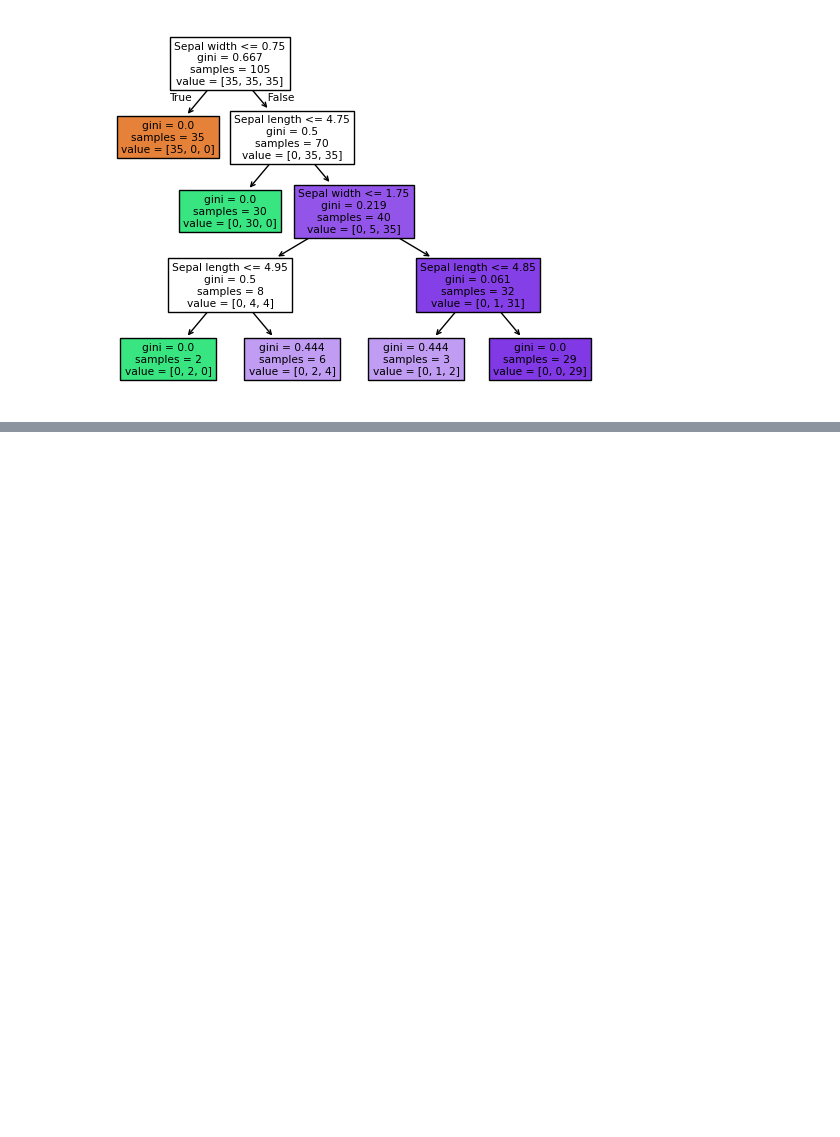
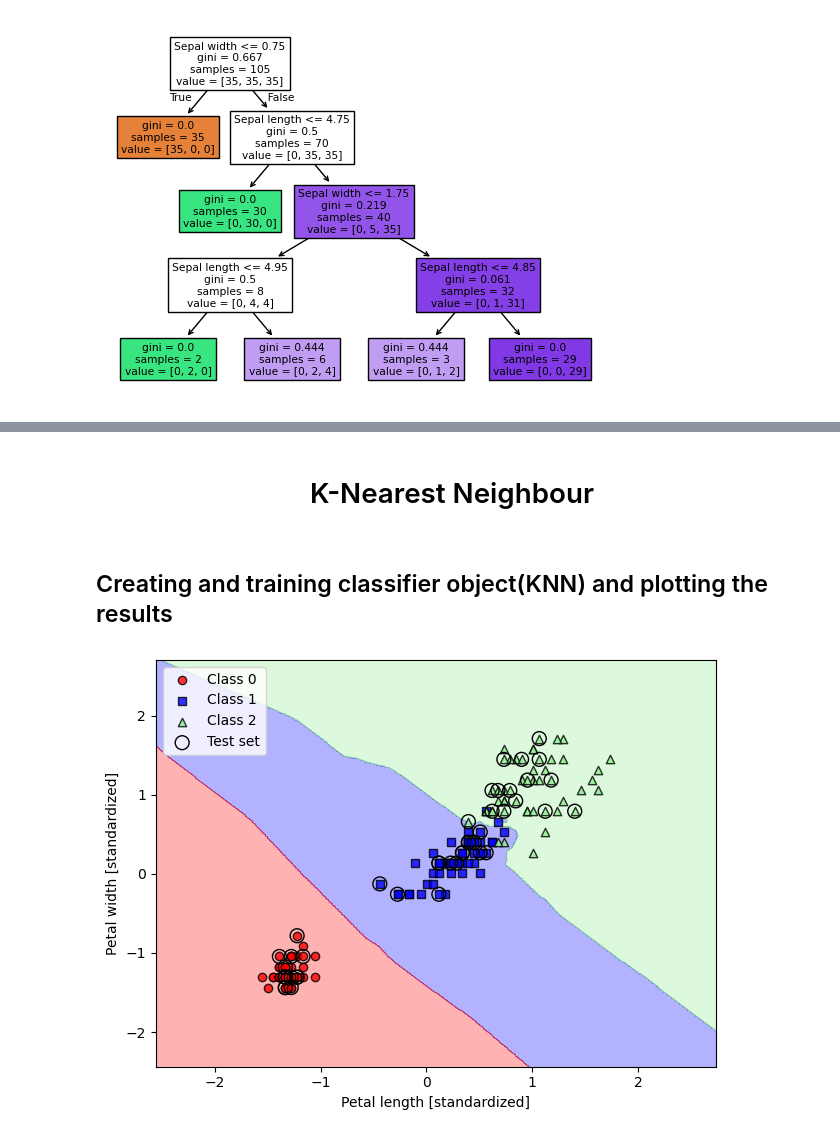
Before and after one commit to ORF-CIPHER/Scikit-and-PyTorch, a Jupyter notebook: Code/Multiclass Classfication/Sci-Kit Classifiers.ipynb, the cells around one changed output, grey strips where cells are left out. Drawn from its saved outputs; the diff is of its cells as text; code cells hidden in the pictures; blank space fills up the shorter version.

```diff
--- a/Code/Multiclass Classfication/Sci-Kit LogReg & SVM & Decision Tree.ipynb
+++ b/Code/Multiclass Classfication/Sci-Kit Classifiers.ipynb
@@ -150,0 +186,15 @@ plt.show()
+# %% [markdown]
+<center><h1>K-Nearest Neighbour</h1></center>
+# %% [markdown]
+<h2>Creating and training classifier object(KNN) and plotting the results</h2>
+# %%
+knn = KNeighborsClassifier(n_neighbors=5, p=2, metric='minkowski')
+knn.fit(X_train_std, y_train)
+plot_decision_regions(X_combined_std, y_combined, classifier=knn, test_idx=range(105,150))
+plt.xlabel('Petal length [standardized]')
+plt.ylabel('Petal width [standardized]')
+plt.legend(loc='upper left')
+plt.tight_layout()
+plt.show()
+# %% [output]
+[figure, added]
```
Also changed, not shown: parts of 7 cells of this notebook.
